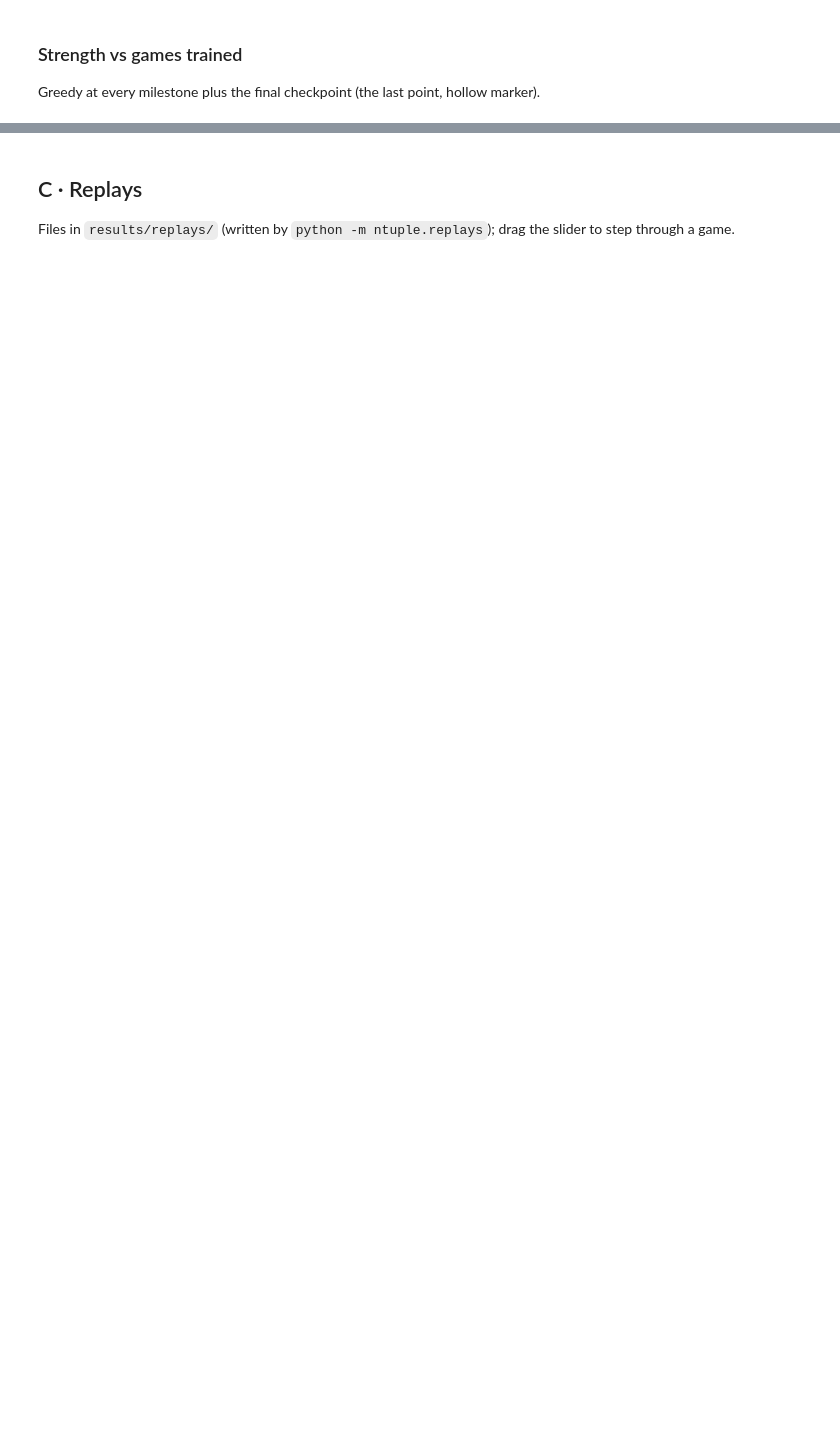
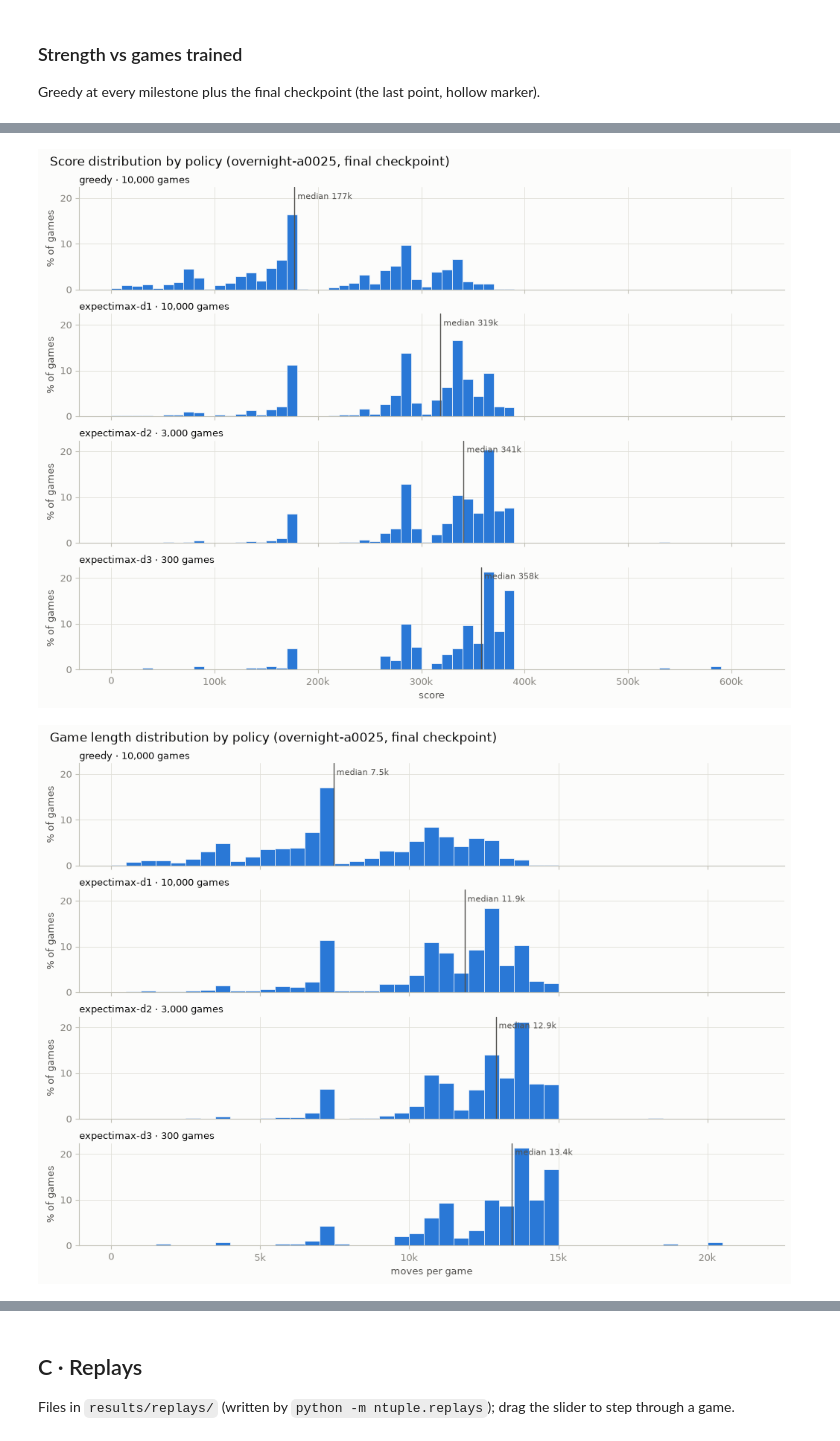
Before and after one commit to ardacakil/2048-bot, a Jupyter notebook: notebooks/05_showcase.ipynb, the cells around one changed output, grey strips where cells are left out. Drawn from its saved outputs; the diff is of its cells as text; code cells hidden in the pictures; blank space fills up the shorter version.

```diff
--- a/notebooks/05_showcase.ipynb
+++ b/notebooks/05_showcase.ipynb
@@ -93,0 +120,8 @@ curves.save_figure(fig, f"eval_strength_vs_cost_{MAIN_RUN}");
+# %%
+fig = report.plot_distributions(results, MAIN_RUN, "score")
+curves.save_figure(fig, f"eval_score_hist_{MAIN_RUN}")
+fig = report.plot_distributions(results, MAIN_RUN, "moves")
+curves.save_figure(fig, f"eval_game_length_{MAIN_RUN}");
+# %% [output]
+[figure, added]
+[figure, added]
```
Also changed, not shown: parts of 13 cells of this notebook, 47 other files.
